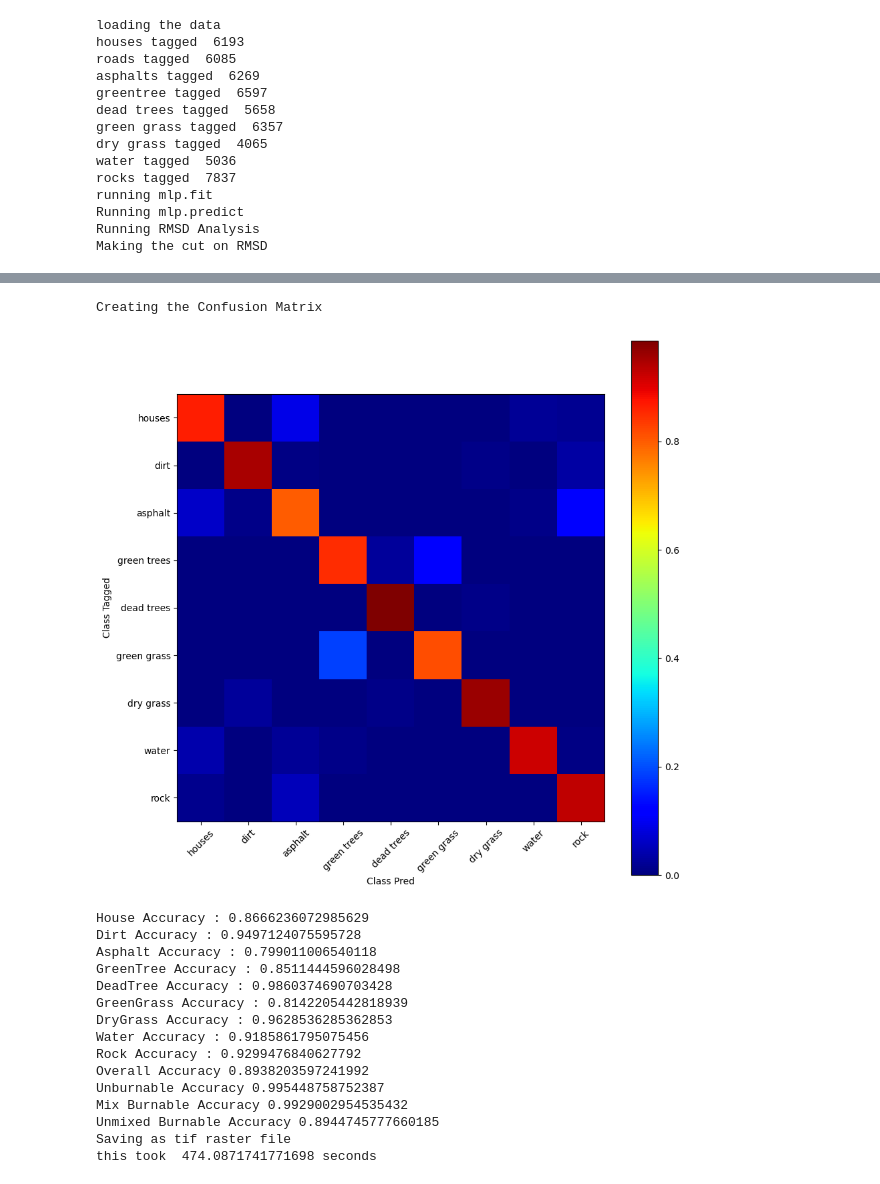
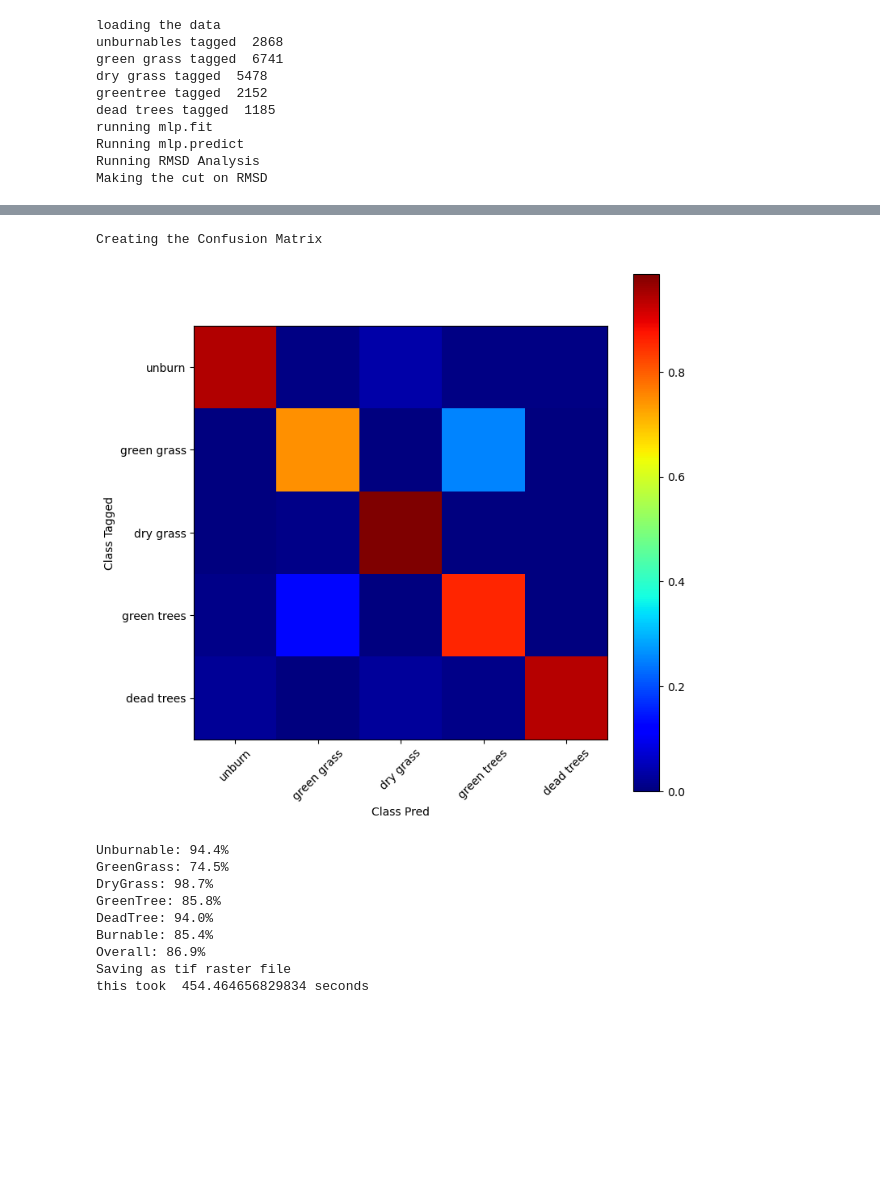
Before and after one commit to wtoslac/fuelmap, a Jupyter notebook: MLP_Fuelmap_SingleMap.ipynb, the cells around one changed output, grey strips where cells are left out. Saved outputs shown, nothing was run; the diff lists cells and outputs as text; code cells hidden in the pictures; blank space fills up the shorter version.

```diff
--- a/MLP_Fuelmap_SingleMap.ipynb
+++ b/MLP_Fuelmap_SingleMap.ipynb
@@ -14,6 +14,6 @@ First release of the the MLP_Fuelmap_SingleMap 2/14/2023 by wto@csustan.edu
 # Load Libraries
 %run Fuelmap.ipynb
 ## Defining cut parameters
-RMSD_CUT = 12 #15.472021
+RMSD_CUT = 10 #15.472021
 # %% [output]
 Loaded LoadTrainingData()
@@ -28,14 +26,13 @@ Loaded SavePredictTif()
 ################### Then Run the RMSD Analysis to differentiate Green Trees vs Grass #############################
 start = time.time()
 
-### Define your Input and Output Files
-#imageFile='/data/wto/AerialImages/hxip_m_3711954_sw_11_100.tif'
-#tagFile='hxip_m_3711954_sw_11_100_agfeb11.tif'
-#outFile='hxip_m_3711954_sw_11_100_NNRMSD.tif'
+#imageFile='/data/wto/AerialImages/hxip_m_3711961_ne_11_100.tif'
+#tagFile='hxip_m_3711961_ne_11_100_wtag_Dec23.tif'
+#outFile='hxip_m_3711961_ne_11_100_NNRMSD.tif'
 
-imageFile='/data/wto/AerialImages/hxip_m_3711962_nw_11_100.tif'
-tagFile='hxip_m_3711962_nw_11_100_AK_20230731.tif'
-outFile='hxip_m_3711962_nw_11_100_NNRMSD.tif'
+imageFile='/data/wto/AerialImages/hxip_m_3711954_sw_11_100.tif'
+tagFile='hxip_m_3711954_sw_11_100_wtag_Feb24.tif'
+outFile='hxip_m_3711954_sw_11_100_NNRMSD.tif'
 
 print("loading the data")
 X_train, X_test, Y_train, Y_test, X_matrix, X_flat, Y_matrix, Y_flat = LoadTrainingData( imageFile,tagFile )
@@ -43,12 +40,11 @@ X_train, X_test, Y_train, Y_test, X_matrix, X_flat, Y_matrix, Y_flat = LoadTrain
 mlp = MLPClassifier(solver = 'sgd', learning_rate_init= 0.01, activation = 'relu',
                     random_state = True, hidden_layer_sizes = [15,15,15,15])
 
-
 print("running mlp.fit")
 #print("Y_flat[Y_flat!=0].shape",Y_flat[Y_flat!=0].shape)
 #Make a copy of Y_flat where 6 is retagged to 4.
 Y_flat_64 = np.copy(Y_flat)
-Y_flat_64[Y_flat_64==6]=4
+Y_flat_64[Y_flat_64==2]=4
 
 mlp.fit(X_flat[Y_flat!=0],Y_flat_64[Y_flat_64!=0])
 #print("Training Score %: ", mlp.score(X_train, Y_train)*100)
@@ -65,15 +61,15 @@ NIR_RMS_f = NIR_RMS.flatten()
 
 print("Making the cut on RMSD")
 NIR_RMS_4 = []
-NIR_RMS_6 = []
+NIR_RMS_2 = []
 for i in range(len(NIR_RMS_f)):
     if(Y_flat[i] == 4): NIR_RMS_4.append(NIR_RMS_f[i])
-    if(Y_flat[i] == 6): NIR_RMS_6.append(NIR_RMS_f[i])
+    if(Y_flat[i] == 2): NIR_RMS_2.append(NIR_RMS_f[i])
     if ( NIR_RMS_f[i]<RMSD_CUT and Y_predict[i]==4 ):
-        Y_predict[i]=6
+        Y_predict[i]=2
 
-rmsd_bins= np.arange(0,50,0.25)
-plt.hist(NIR_RMS_6, rmsd_bins, alpha=0.5, label='Green Grass', color='r', density = True)
+rmsd_bins= np.arange(0,50,0.5)
+plt.hist(NIR_RMS_2, rmsd_bins, alpha=0.5, label='Green Grass', color='r', density = True)
 plt.xlabel("RMS Deviation [pixel intensity]")
 plt.ylabel("Frequency [unitless]")
 plt.hist(NIR_RMS_4, rmsd_bins, alpha=0.5, label='Green Trees', color='b',density = True)
@@ -91,37 +87,33 @@ for i in range(len(cm)):
     cm_norm.append(row)
 cm_norm= np.array(cm_norm)
 
-fulltargets =['houses', 'dirt', 'asphalt', 'green trees', 'dead trees', 'green grass','dry grass', 'water','rock']
+fulltargets =['unburn', 'green grass','dry grass', 'green trees', 'dead trees']
 
-fig = plt.figure(figsize = (10,10))
+fig = plt.figure(figsize = (8,8))
 ax = fig.add_axes([0.1, 0.1, 0.8, 0.8])
-plt.imshow(cm_norm,cmap='jet',extent=[0.5,9.5,0.5,9.5])
+plt.imshow(cm_norm,cmap='jet',extent=[0.5,5.5,0.5,5.5])
 plt.colorbar()
 
 plt.xlabel("Class Pred")
-ax.set_xticks([1,2,3,4,5,6,7,8,9])
+ax.set_xticks([1,2,3,4,5])
 ax.set_xticklabels(fulltargets)
 plt.xticks(rotation = 45)
 plt.ylabel("Class Tagged")
-ax.set_yticks([1,2,3,4,5,6,7,8,9])
+ax.set_yticks([1,2,3,4,5])
 ax.set_yticklabels(fulltargets[::-1])
 plt.show()
-############ End Confusion Matrix Test###########
+############ End Confusion Matrix ###########
 
 PrintAcc(Y_predict,Y_flat)
 SavePredictTif(Y_predict,imageFile,outFile)
 print('this took ', time.time()-start, 'seconds')
 # %% [output]
 loading the data
-houses tagged  6193
-roads tagged  6085
-asphalts tagged  6269
-greentree tagged  6597
-dead trees tagged  5658
-green grass tagged  6357
-dry grass tagged  4065
-water tagged  5036
-rocks tagged  7837
+unburnables tagged  2868
+green grass tagged  6741
+dry grass tagged  5478
+greentree tagged  2152
+dead trees tagged  1185
 running mlp.fit
 Running mlp.predict
 Running RMSD Analysis
@@ -130,17 +122,11 @@ Making the cut on RMSD
 Creating the Confusion Matrix
-[figure, old version]
+[figure, new version]
-House Accuracy : 0.8666236072985629
-Dirt Accuracy : 0.9497124075595728
-Asphalt Accuracy : 0.799011006540118
-GreenTree Accuracy : 0.8511444596028498
-DeadTree Accuracy : 0.9860374690703428
-GreenGrass Accuracy : 0.8142205442818939
-DryGrass Accuracy : 0.9628536285362853
-Water Accuracy : 0.9185861795075456
-Rock Accuracy : 0.9299476840627792
-Overall Accuracy 0.8938203597241992
-Unburnable Accuracy 0.995448758752387
-Mix Burnable Accuracy 0.9929002954535432
-Unmixed Burnable Accuracy 0.8944745777660185
+Unburnable: 94.4%
+GreenGrass: 74.5%
+DryGrass: 98.7%
+GreenTree: 85.8%
+DeadTree: 94.0%
+Burnable: 85.4%
+Overall: 86.9%
 Saving as tif raster file
-this took  474.0871741771698 seconds
+this took  454.464656829834 seconds
```
Also changed, not shown: parts of 6 cells of this notebook, 2 other files.
